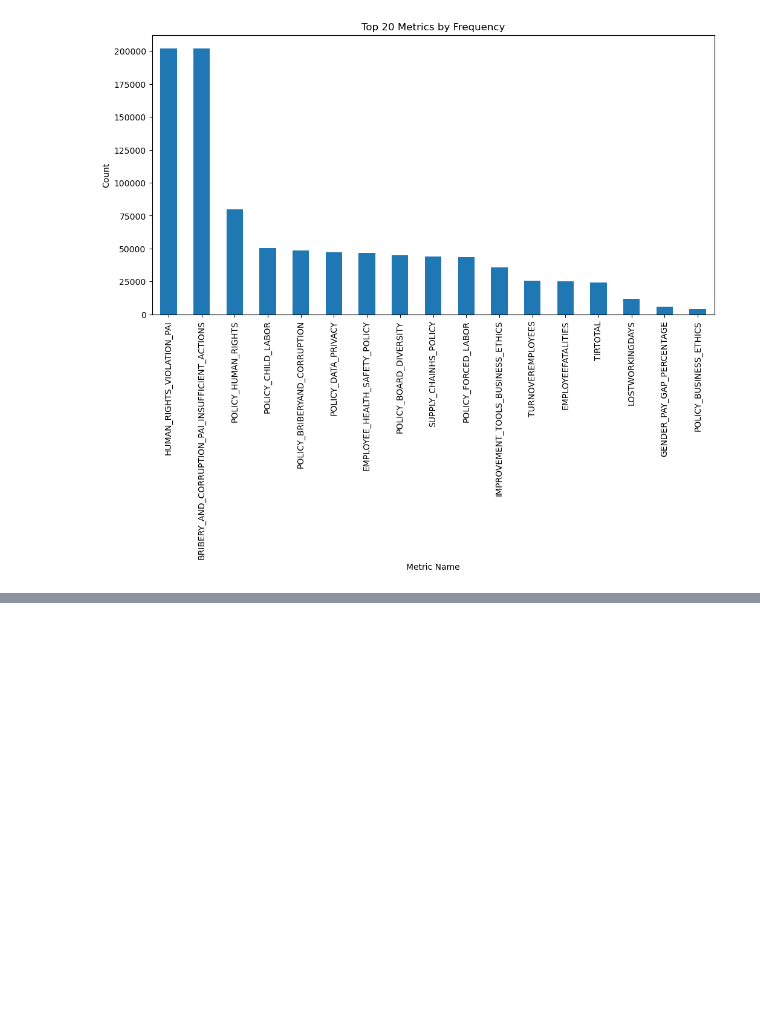
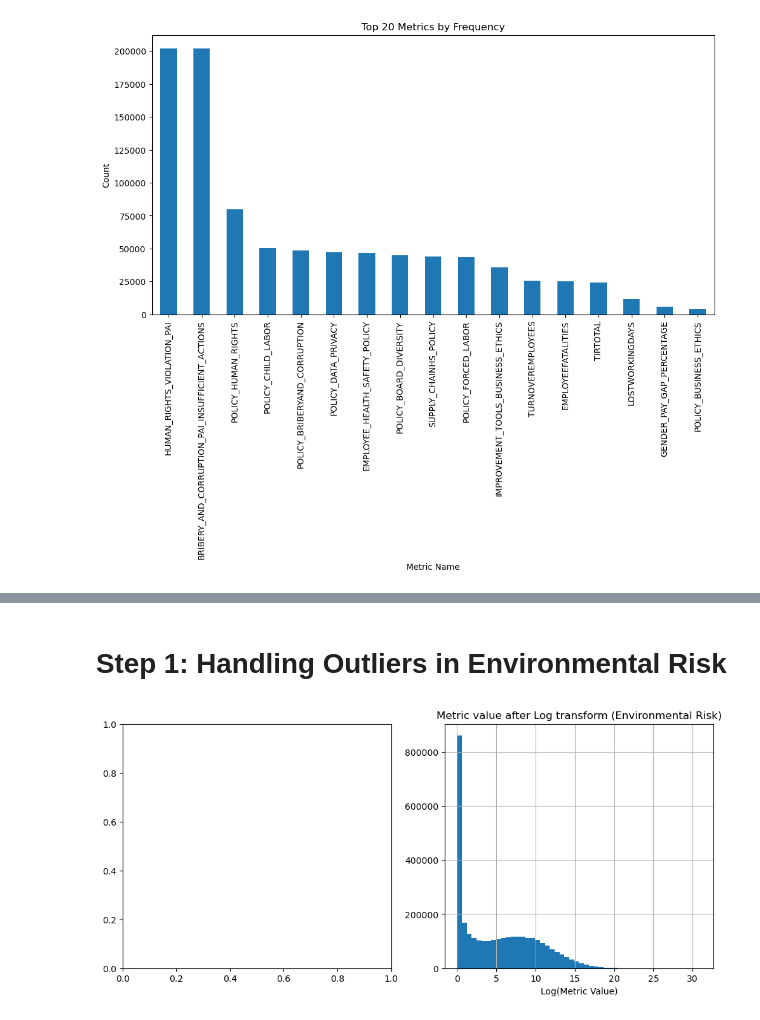
Before and after one commit to Sujan2023-AI/ESG_Analytical_Platform, a Jupyter notebook: notebooks/EDA.ipynb, the cells around one changed output, grey strips where cells are left out. Cells and saved outputs as stored; diff of their text form; code cells hidden in the pictures; blank space fills up the shorter version.

```diff
--- a/notebooks/EDA.ipynb
+++ b/notebooks/EDA.ipynb
@@ -586,0 +783,23 @@ Name: count, dtype: int64
+# %% [markdown]
+# Step 1: Handling Outliers in Environmental Risk
+# %%
+# Load your cleaned Environmental Risk dataset
+file_path = '/Users/sujanbharadwaj/Library/Mobile Documents/com~apple~CloudDocs/Documents/Ontology_PCA_Project/data/processed/Environmental_Risk/Environmental_Risk_cleaned.csv'
+df = pd.read_csv(file_path)
+
+
+# Log transformation (to address extreme skewness)
+df['metric_value_log'] = np.log1p(df['metric_value'])
+
+# Check distribution after log scaling
+fig, axes = plt.subplots(1, 2, figsize=(12, 5))
+
+
+# Log-transformed histogram
+np.log1p(df['metric_value']).hist(ax=axes[1], bins=50)
+axes[1].set_title('Metric value after Log transform (Environmental Risk)')
+axes[1].set_xlabel('Log(Metric Value)')
+
+plt.show()
+# %% [output]
+[figure, added]
```
Also changed, not shown: parts of 11 cells of this notebook.
